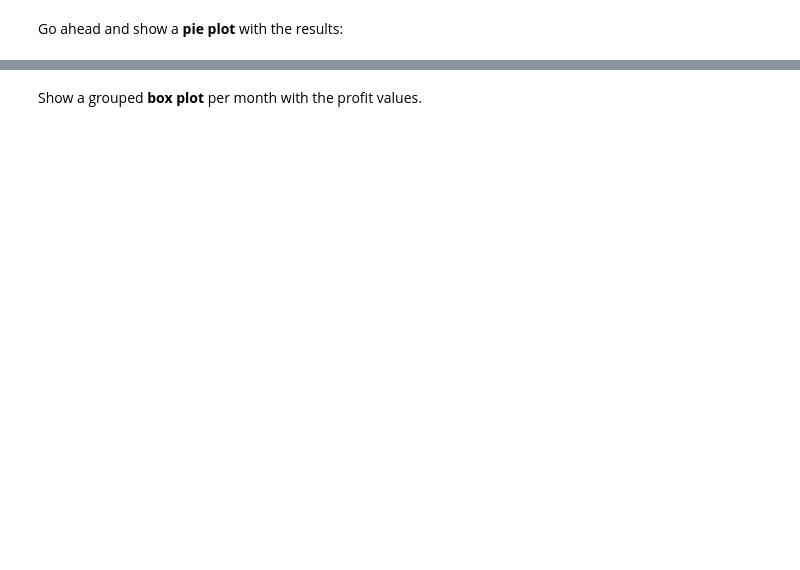
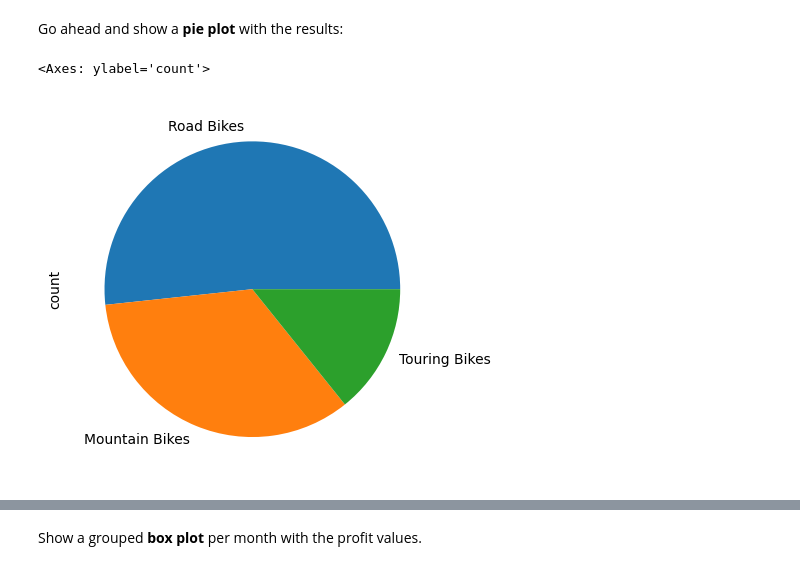
Before and after one commit to Santiago956/FreeCodeCamp-Pandas-Real-Life-Example, a Jupyter notebook: Exercises_1.ipynb, the cells around one changed output, grey strips where cells are left out. Drawn from its saved outputs; the diff is of its cells as text; code cells hidden in the pictures; blank space fills up the shorter version.

```diff
--- a/Exercises_1.ipynb
+++ b/Exercises_1.ipynb
@@ -585,6 +680,10 @@ bikes
 Go ahead and show a <b>pie plot</b> with the results:
 # %%
 # your code goes here
+bikes.plot(kind = 'pie')
+# %% [output]
+<Axes: ylabel='count'>
+[figure, added]
 # %%
 bikes.plot(kind='pie', figsize=(6,6))
 # %% [markdown]
```
Also changed, not shown: parts of 20 cells of this notebook.
